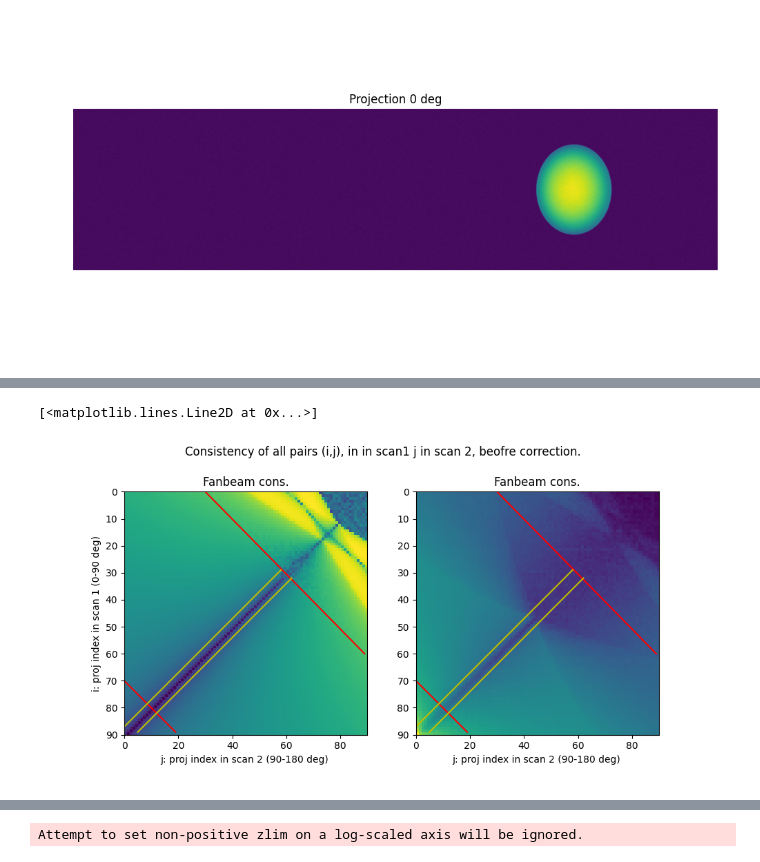
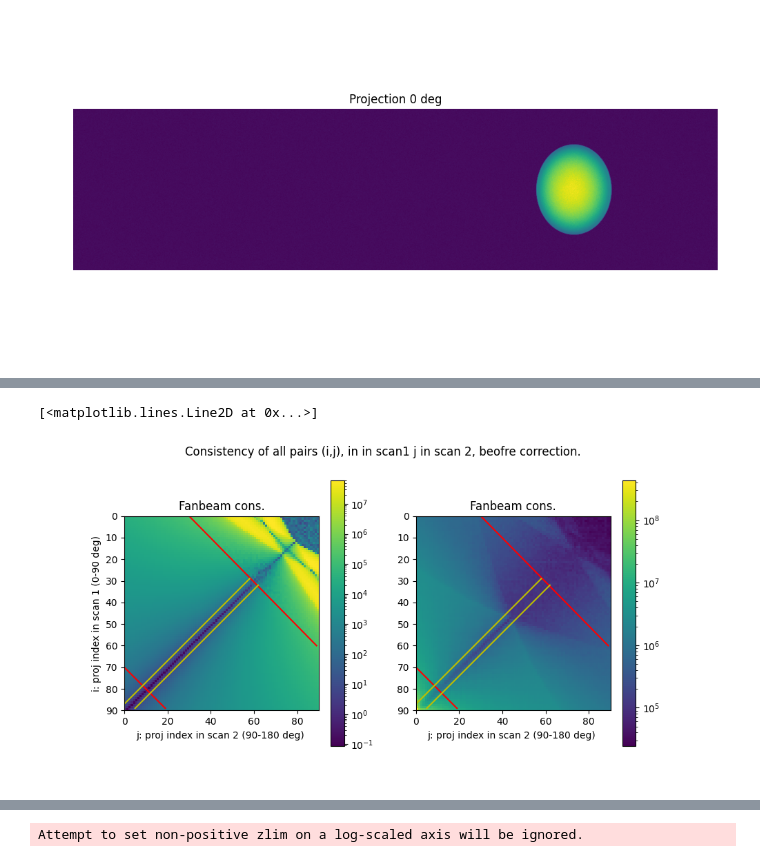
Before and after one commit to lesaintjerome/spie2026, a Jupyter notebook: spie2026-paper/visualize.ipynb, the cells around one changed output, grey strips where cells are left out. Saved outputs shown, nothing was run; the diff lists cells and outputs as text; code cells hidden in the pictures.

```diff
--- a/spie2026-paper/visualize.ipynb
+++ b/spie2026-paper/visualize.ipynb
@@ -110,0 +84,10 @@ In the figure below, the consistency maops are displayed. The two excluded regio
+# %%
+proj_indices = np.array([[0,45,89],[90,135,179]])
+
+fig, ax = plt.subplots(2,3,figsize=(10,3))
+for i in range(2):
+    for j in range(3):
+        ax[i,j].imshow(stack[proj_indices[i,j]])
+        ax[i,j].set_axis_off()
+        ax[i,j].set_title(f"Proj {proj_indices[i,j]} degrees")
+fig.tight_layout()
@@ -136,30 +139,33 @@ else:
 # %%
 gridI, gridJ = np.meshgrid(np.arange(90),np.arange(90),indexing="ij")
 mask1 = gridJ - gridI < 30
 mask2 = gridI < gridJ + 70
 fbmasked = (fb * mask1 * mask2).astype(float)
 grmasked = (gr * mask1 * mask2).astype(float)
 
 import matplotlib.colors as colors
+from matplotlib.colorbar import ColorbarBase
 
 fig, ax = plt.subplots(1,2,figsize=(10,5))
 fig.suptitle("Consistency of all pairs (i,j), in in scan1 j in scan 2, beofre correction.")
-ax[0].imshow(fb,norm=colors.LogNorm(),extent=(0,90,90,0))
+im0 = ax[0].imshow(fb,norm=colors.LogNorm(),extent=(0,90,90,0))
 ax[0].set_title("Fanbeam cons.")
 ax[0].set_xlabel("j: proj index in scan 2 (90-180 deg) ")
 ax[0].set_ylabel("i: proj index in scan 1 (0-90 deg)")
 ax[0].plot((30,89),(0,60),'r')
 ax[0].plot((0,19),(70,89),'r')
 ax[0].plot((5,62),(89,32),"y")
 ax[0].plot((0,58),(87,29),"y")
-ax[1].imshow(gr, norm=colors.LogNorm(),extent=(0,90,90,0))
+fig.colorbar(im0,ax=ax[0])
+im1 = ax[1].imshow(gr, norm=colors.LogNorm(),extent=(0,90,90,0))
+fig.colorbar(im1,ax=ax[1])
 ax[1].plot((30,89),(0,60),'r')
 ax[1].plot()
 ax[1].set_title("Fanbeam cons.")
 ax[1].set_xlabel("j: proj index in scan 2 (90-180 deg) ")
 ax[1].plot((0,19),(70,89),'r')
 ax[1].plot((5,62),(89,32),"y")
 ax[1].plot((0,58),(87,29),"y")
 # %% [output]
 [<matplotlib.lines.Line2D at 0x...>]
-[figure, old version]
+[figure, new version]
```
Also changed, not shown: parts of 8 cells of this notebook, 2 other files.
